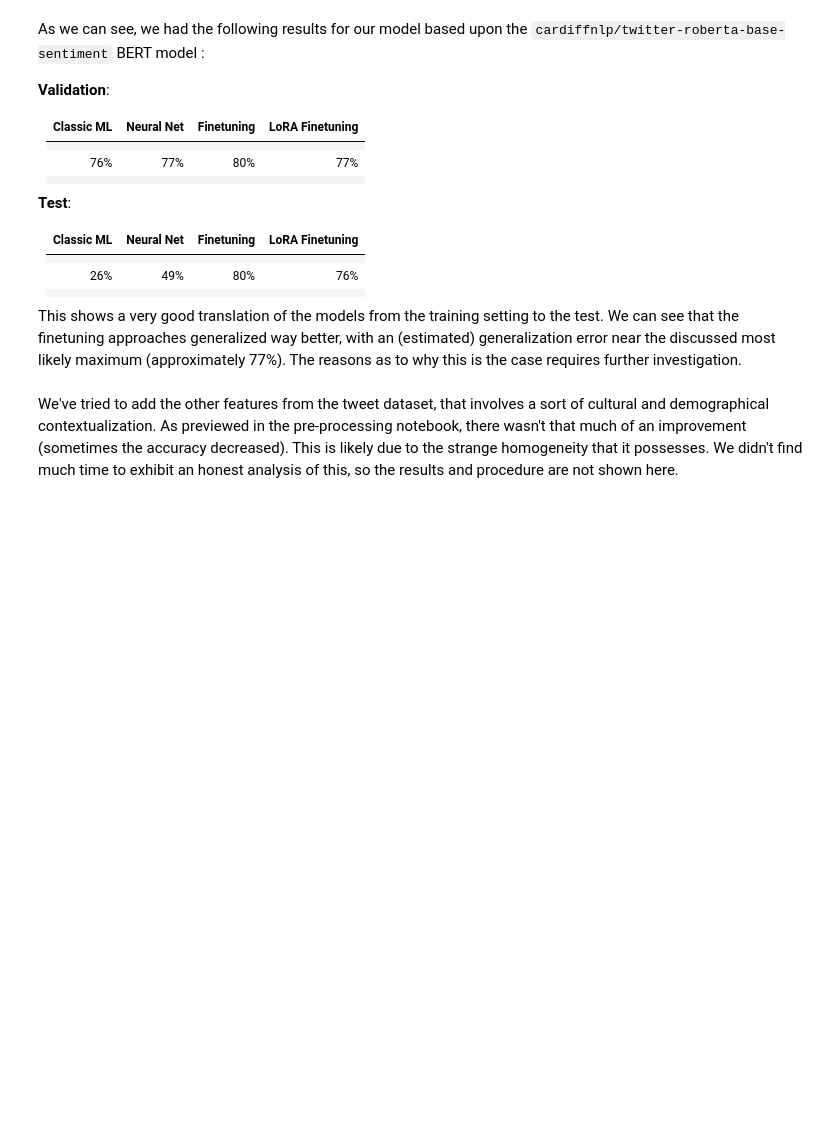
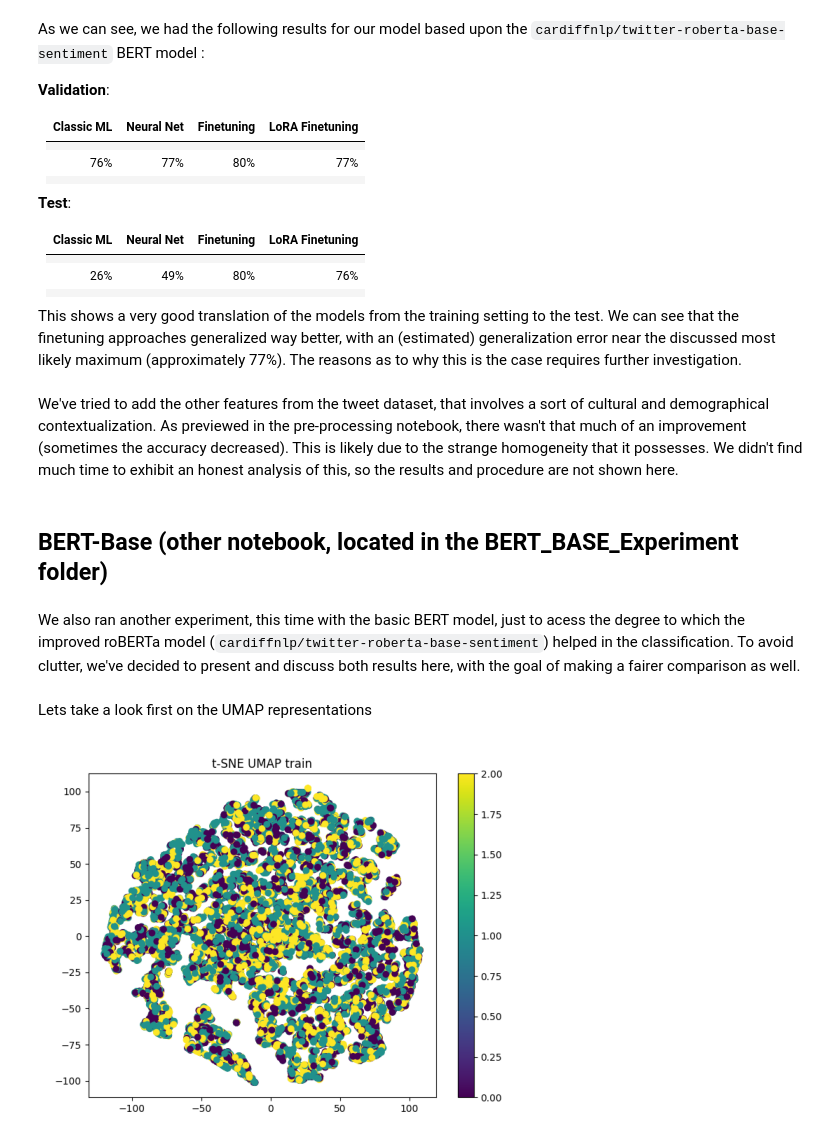
Before and after one commit to DiegoFleury/MI201-groupe-4, a Jupyter notebook: notebooks/classification.ipynb, the cells around one changed output. Cells and saved outputs as stored; diff of their text form; code cells hidden in the pictures; blank space fills up the shorter version.

Commit message:
Finished classification notebook

```diff
--- a/notebooks/classification.ipynb
+++ b/notebooks/classification.ipynb
@@ -1211,3 +1210,20 @@ As we can see, we had the following results for our model based upon the `cardif
 This shows a very good translation of the models from the training setting to the test. We can see that the finetuning approaches generalized way better, with an (estimated) generalization error near the discussed most likely maximum (approximately 77%). The reasons as to why this is the case requires further investigation.
 # %% [markdown]
 We've tried to add the other features from the tweet dataset, that involves a sort of cultural and demographical contextualization. As previewed in the pre-processing notebook, there wasn't that much of an improvement (sometimes the accuracy decreased). This is likely due to the strange homogeneity that it possesses. We didn't find much time to exhibit an honest analysis of this, so the results and procedure are not shown here.
+# %% [markdown]
+## BERT-Base (other notebook, located in the BERT_BASE_Experiment folder)
+# %% [markdown]
+We also ran another experiment, this time with the basic BERT model, just to acess the degree to which the improved roBERTa model (`cardiffnlp/twitter-roberta-base-sentiment`) helped in the classification. To avoid clutter, we've decided to present and discuss both results here, with the goal of making a fairer comparison as well.
+# %%
+BERT_experiment_path = "MI201-groupe-4/BERT_BASE_Experiment/"
+# %% [markdown]
+Lets take a look first on the UMAP representations
+# %%
+image_path = os.path.join(BERT_experiment_path, "trainBERTU_tsne.png")
+image = Image.open(image_path)
+
+plt.imshow(image)
+plt.axis("off")
+plt.show()
+# %% [output]
+[figure, added]
```
Also changed, not shown: parts of 10 cells of this notebook.
